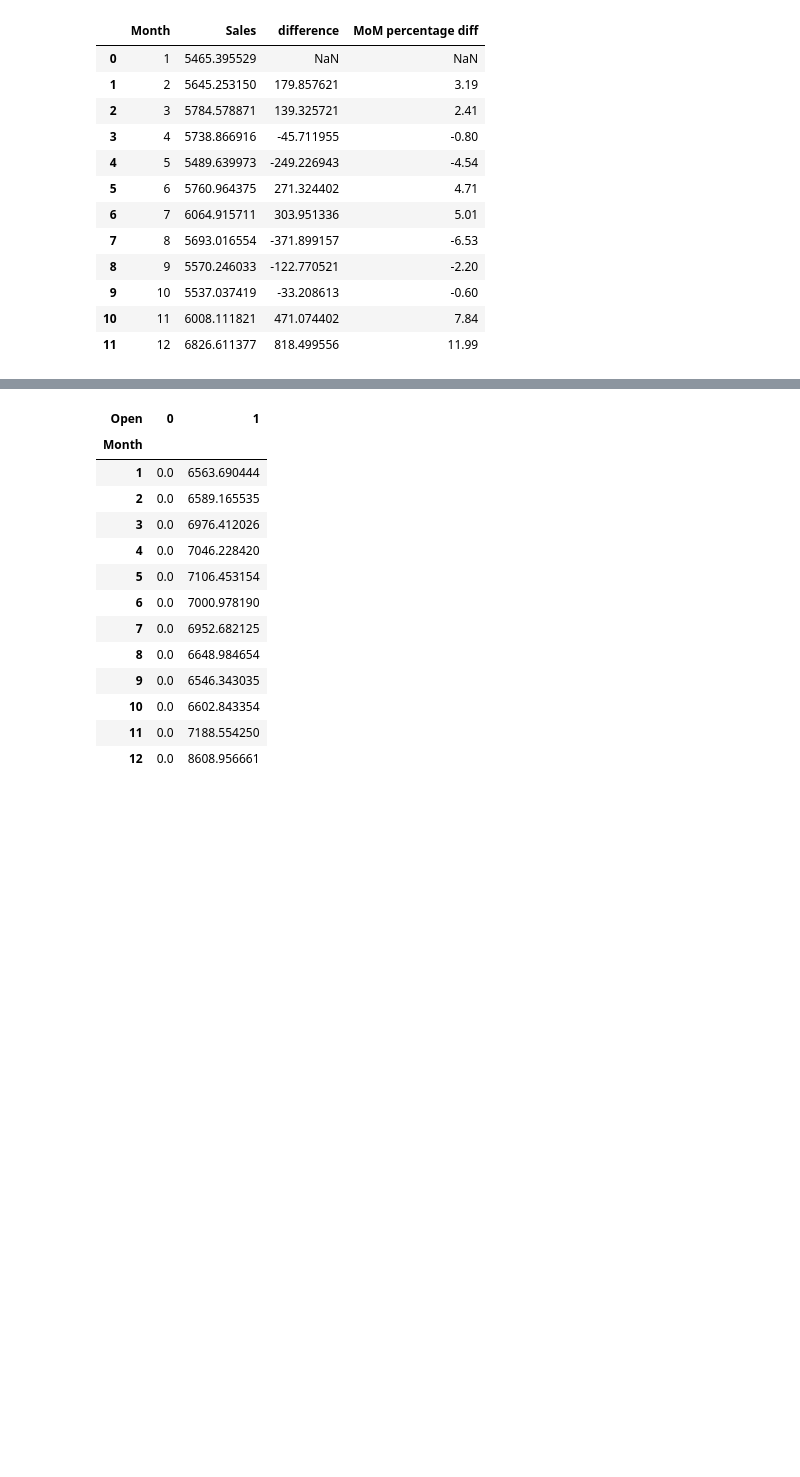
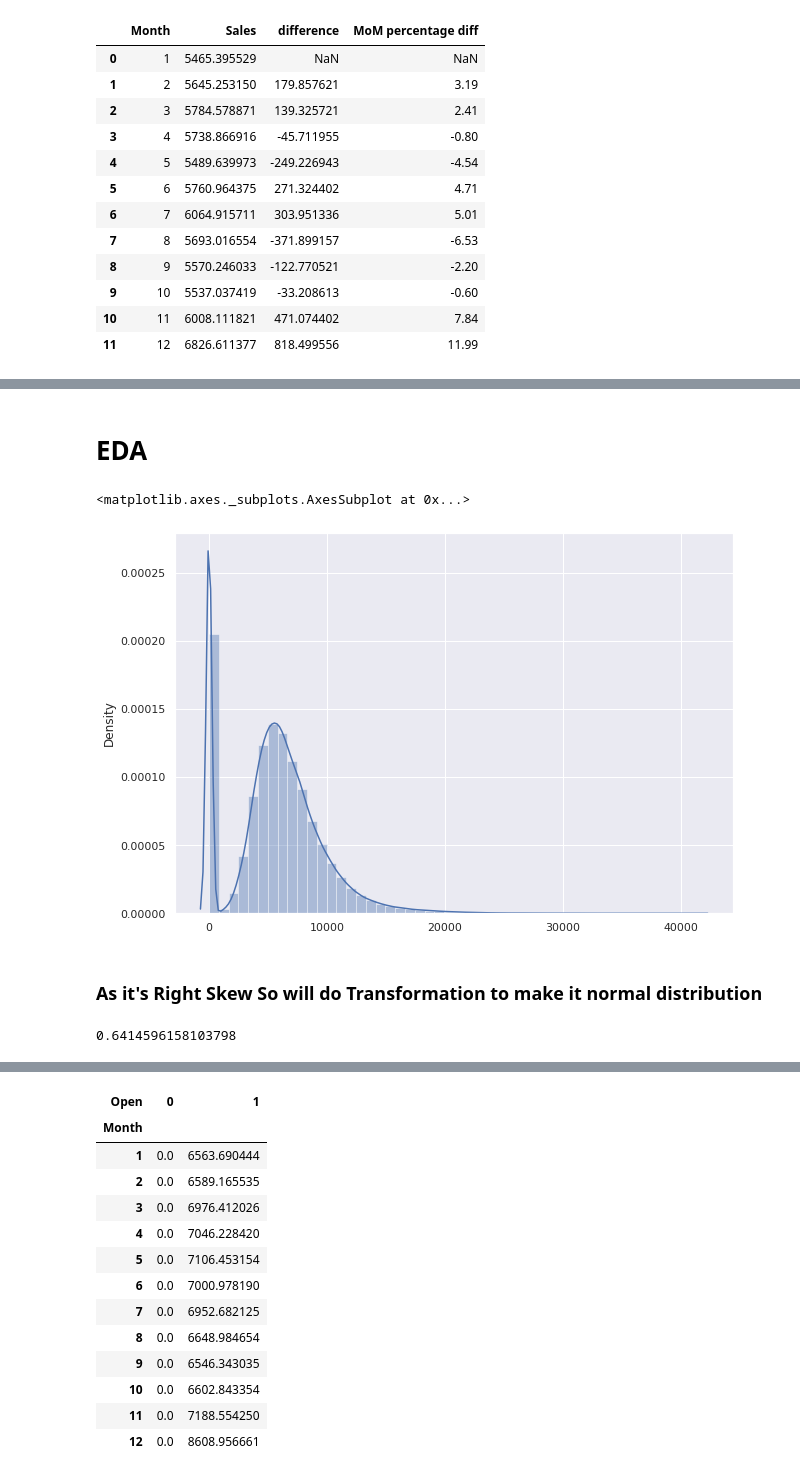
Before and after one commit to SaniyaBubere/ML_Regression_Retails_Sales_Prediction, a Jupyter notebook: ML_Regression_Retails_sales_Prediction.ipynb, the cells around one changed output, grey strips where cells are left out. Drawn from its saved outputs; the diff is of its cells as text; code cells hidden in the pictures; blank space fills up the shorter version.

```diff
--- a/ML_Regression_Retails_sales_Prediction.ipynb
+++ b/ML_Regression_Retails_sales_Prediction.ipynb
@@ -886,0 +906,2 @@ df[['Month','Sales']].groupby('Month').mean().plot(figsize=(10,6),fontsize=12,ti
+# %% [markdown]
+# **EDA**
@@ -886,0 +912,11 @@ df[['Month','Sales']].groupby('Month').mean().plot(figsize=(10,6),fontsize=12,ti
+# %%
+sns.distplot(x=df['Sales'])
+# %% [output]
+<matplotlib.axes._subplots.AxesSubplot at 0x...>
+[figure, added]
+# %% [markdown]
+### As it's Right Skew So will do Transformation to make it normal distribution
+# %%
+df['Sales'].skew()
+# %% [output]
+0.6414596158103798
```
Also changed, not shown: parts of 31 cells of this notebook.
